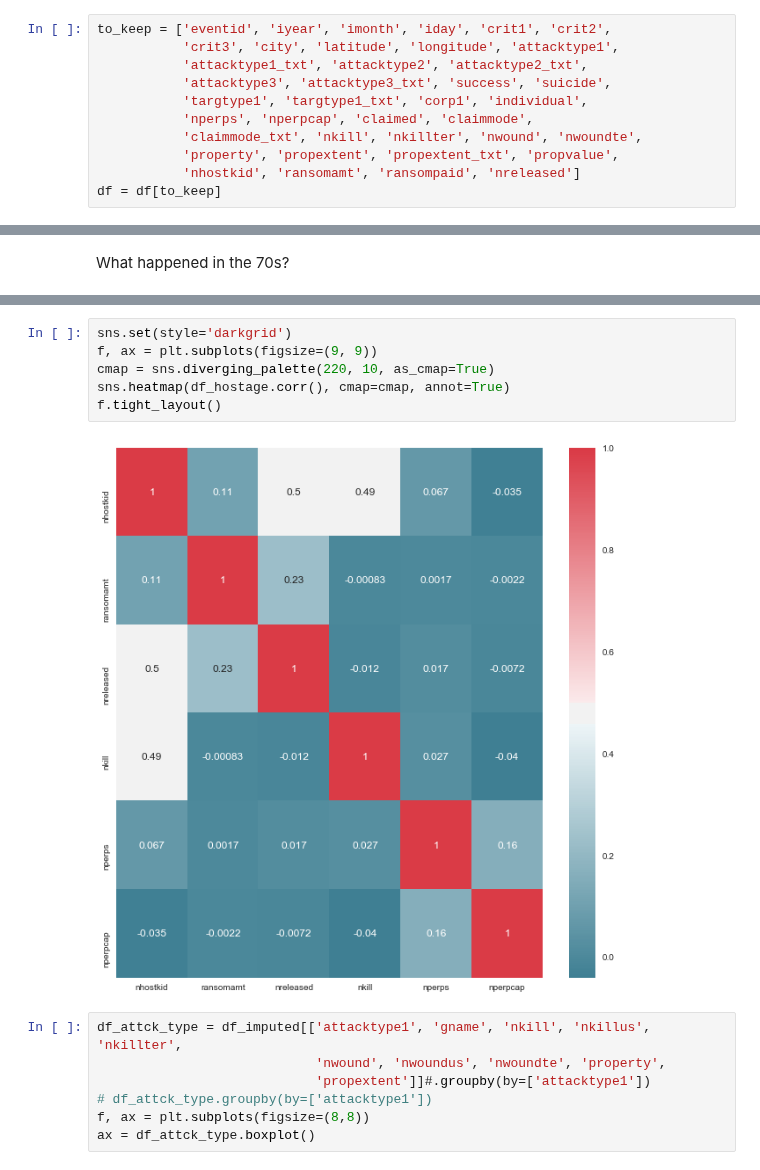
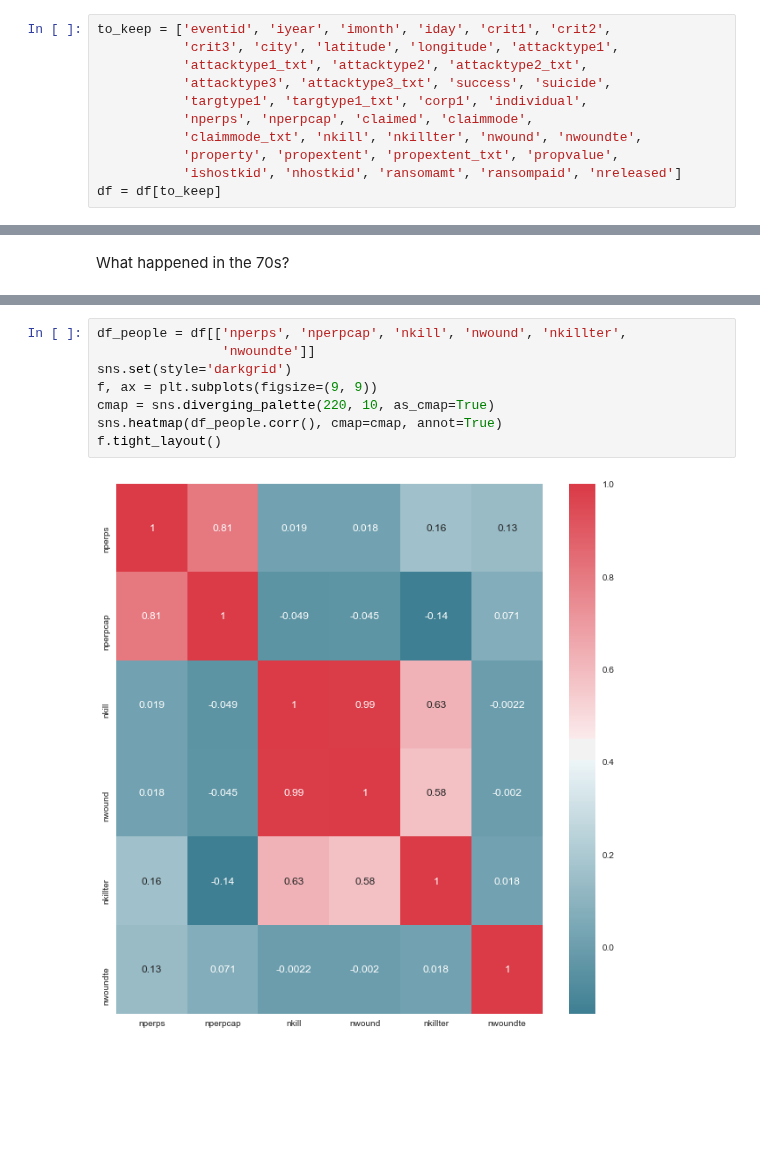
Before and after one commit to jakecarlson1/machine-learning-labs, a Jupyter notebook: Lab1/Lab 1 - Exploring Table Data.ipynb, the cells around one changed output, grey strips where cells are left out. Cells and saved outputs as stored; diff of their text form; blank space fills up the shorter version.

```diff
--- a/Lab1/Lab 1 - Exploring Table Data.ipynb
+++ b/Lab1/Lab 1 - Exploring Table Data.ipynb
@@ -291,7 +291,7 @@ to_keep = ['eventid', 'iyear', 'imonth', 'iday', 'crit1', 'crit2',
            'nperps', 'nperpcap', 'claimed', 'claimmode',
            'claimmode_txt', 'nkill', 'nkillter', 'nwound', 'nwoundte',
            'property', 'propextent', 'propextent_txt', 'propvalue',
-           'nhostkid', 'ransomamt', 'ransompaid', 'nreleased']
+           'ishostkid', 'nhostkid', 'ransomamt', 'ransompaid', 'nreleased']
 df = df[to_keep]
 # %%
 print(df.dtypes)
@@ -499,15 +616,10 @@ df_hostage
 # %%
+df_people = df[['nperps', 'nperpcap', 'nkill', 'nwound', 'nkillter',
+                'nwoundte']]
 sns.set(style='darkgrid')
 f, ax = plt.subplots(figsize=(9, 9))
 cmap = sns.diverging_palette(220, 10, as_cmap=True)
-sns.heatmap(df_hostage.corr(), cmap=cmap, annot=True)
+sns.heatmap(df_people.corr(), cmap=cmap, annot=True)
 f.tight_layout()
 # %% [output]
-[figure, old version]
+[figure, new version]
-# %%
-df_attck_type = df_imputed[['attacktype1', 'gname', 'nkill', 'nkillus', 'nkillter',
-                            'nwound', 'nwoundus', 'nwoundte', 'property',
-                            'propextent']]#.groupby(by=['attacktype1'])
-# df_attck_type.groupby(by=['attacktype1'])
-f, ax = plt.subplots(figsize=(8,8))
-ax = df_attck_type.boxplot()
```
Also changed, not shown: parts of 18 cells of this notebook, 1 other file.
